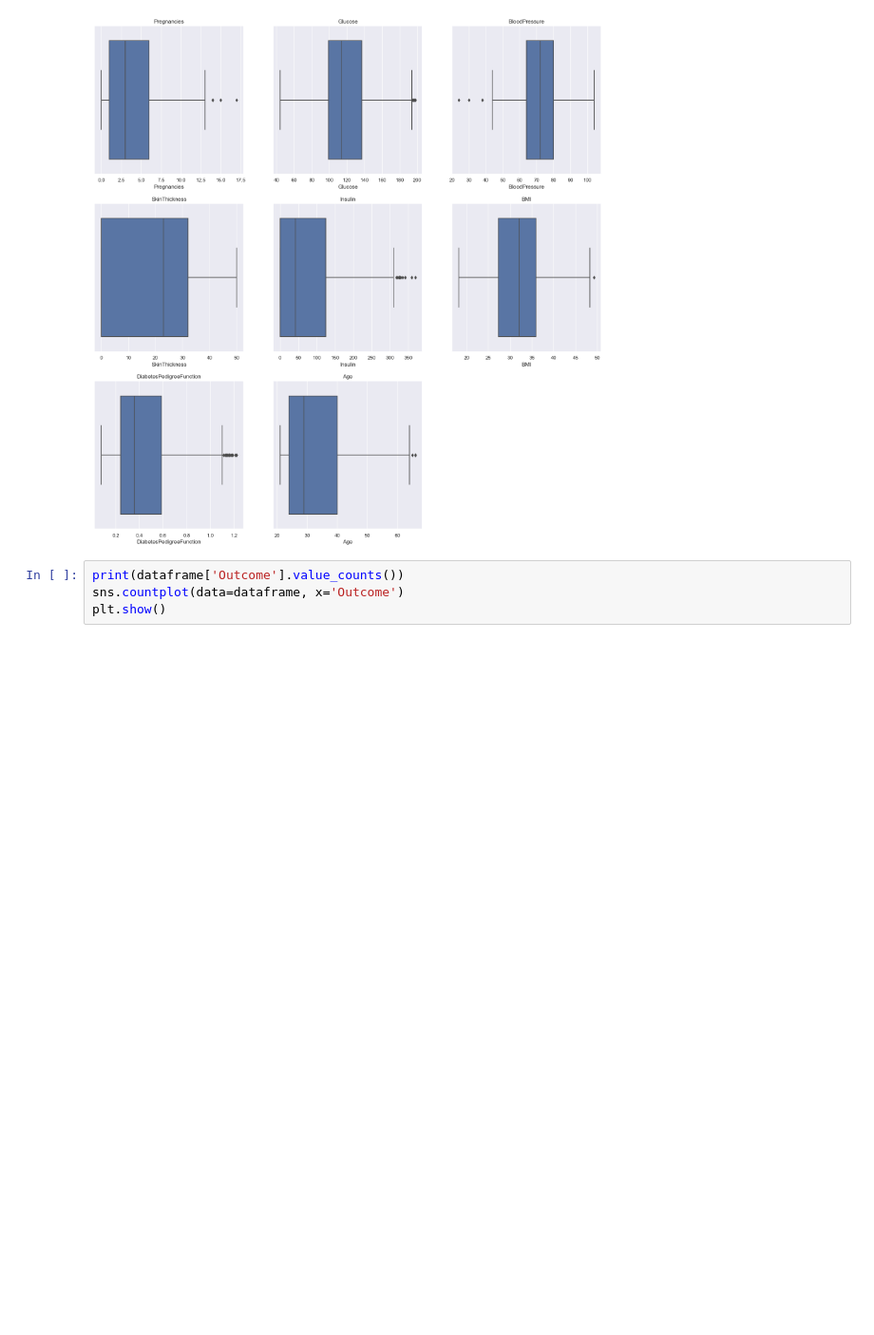
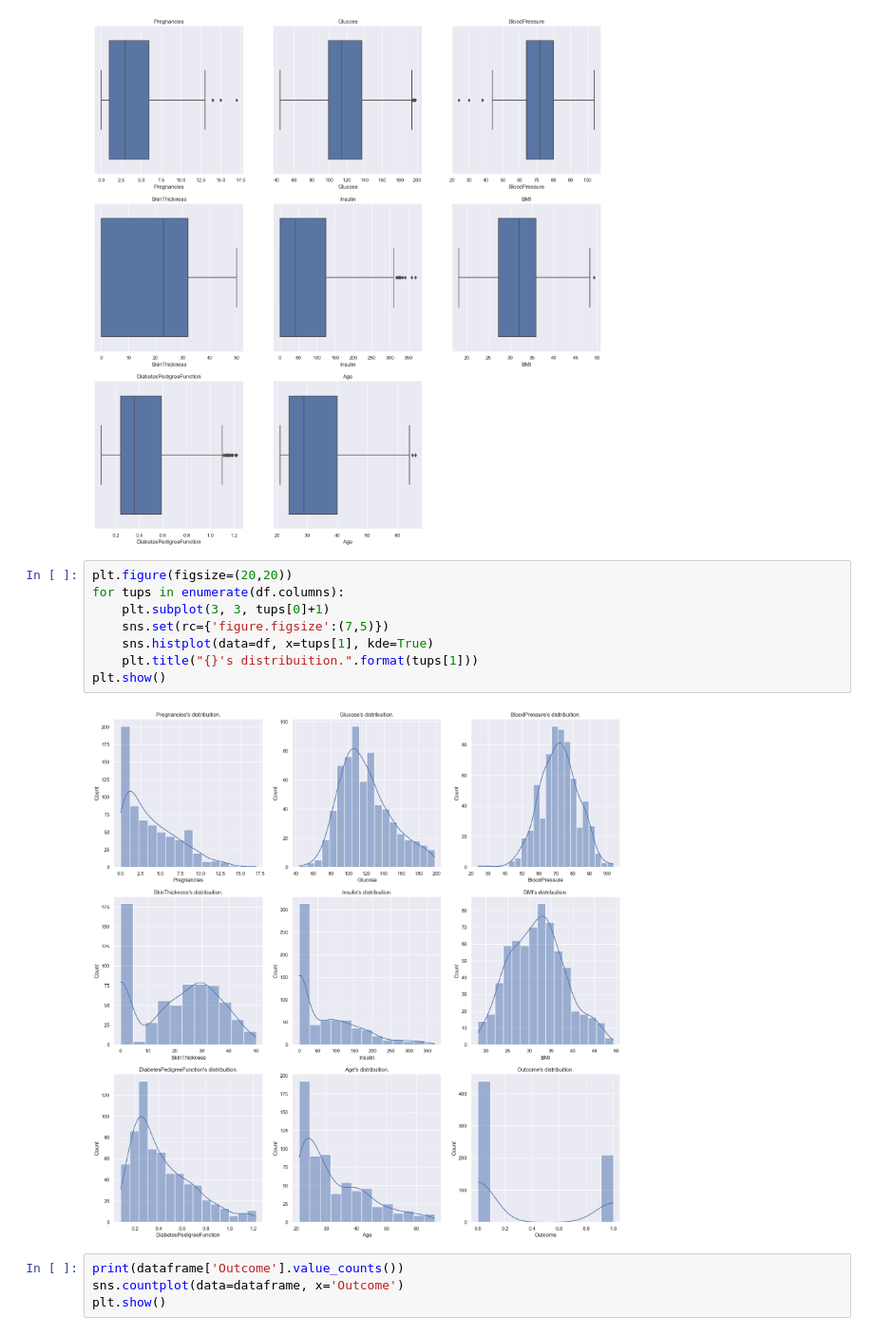
Before and after one commit to LoyumM/Diabetes-classification-with-deployment, a Jupyter notebook: Diabetes prediction - Linear Regression, Decision Trees, KNN, Naive Bayes with hyperparameter tuning.ipynb, the cells around one changed output. Shown at 95% size. Saved outputs shown, nothing was run; the diff lists cells and outputs as text; blank space fills up the shorter version.

```diff
--- a/Diabetes prediction - Linear Regression, Decision Trees, KNN, Naive Bayes with hyperparameter tuning.ipynb
+++ b/Diabetes prediction - Linear Regression, Decision Trees, KNN, Naive Bayes with hyperparameter tuning.ipynb
@@ -141,6 +140,16 @@ for tups in enumerate(independent_feature):
 plt.show()
 # %% [output]
 [figure]
+# %%
+plt.figure(figsize=(20,20))
+for tups in enumerate(df.columns):
+    plt.subplot(3, 3, tups[0]+1)
+    sns.set(rc={'figure.figsize':(7,5)})
+    sns.histplot(data=df, x=tups[1], kde=True)
+    plt.title("{}'s distribuition.".format(tups[1]))
+plt.show()
+# %% [output]
+[figure, added]
 # %%
 print(dataframe['Outcome'].value_counts())
 sns.countplot(data=dataframe, x='Outcome')
```
Also changed, not shown: parts of 23 cells of this notebook.
